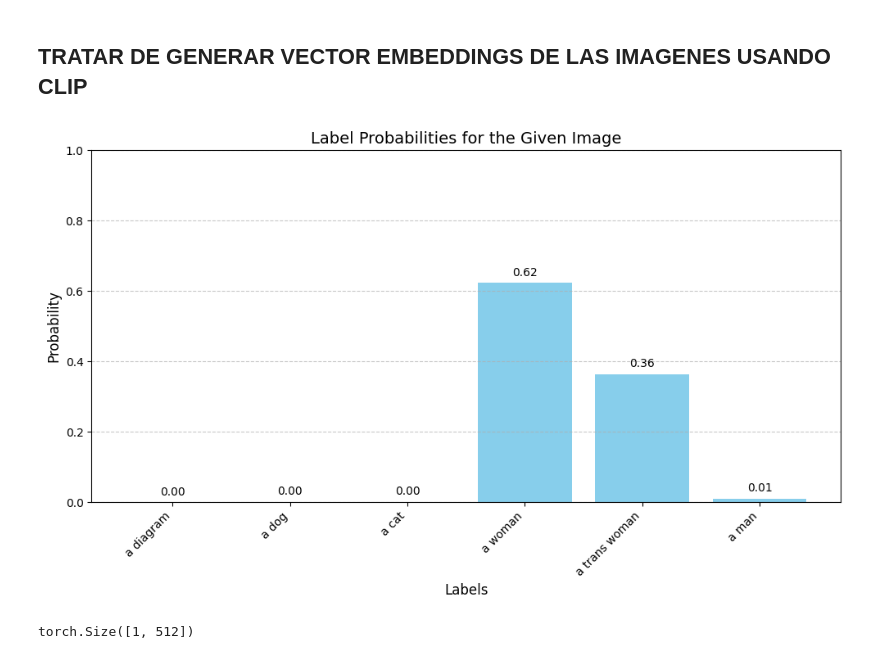
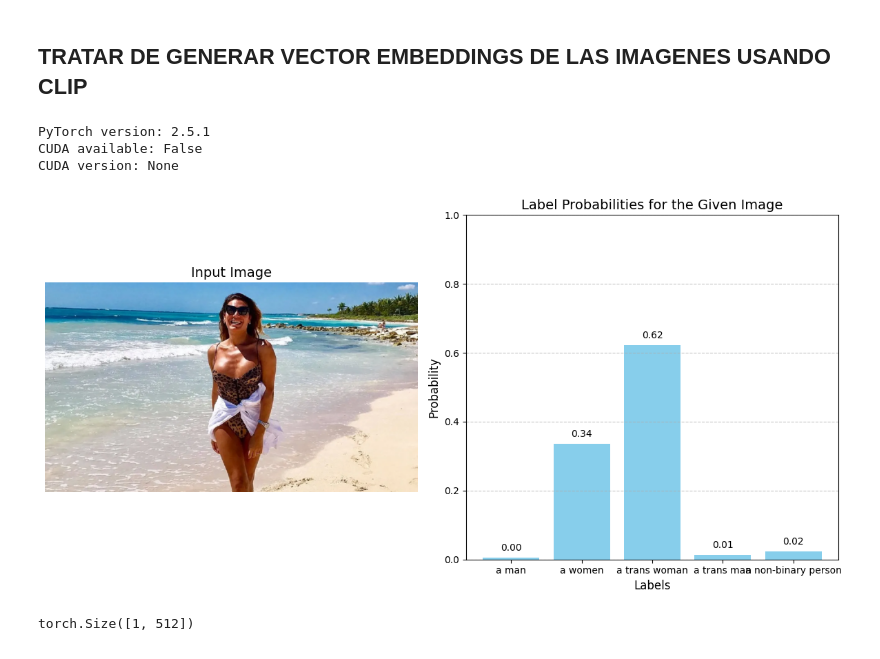
Before and after one commit to DanShlamovitz/Vision_TP_Final, a Jupyter notebook: playground.ipynb, the cells around one changed output. Drawn from its saved outputs; the diff is of its cells as text; code cells hidden in the pictures.

```diff
--- a/playground.ipynb
+++ b/playground.ipynb
@@ -67,42 +67,55 @@ Imagen: 37471754862.jpg - Predicción: groom
 ## TRATAR DE GENERAR VECTOR EMBEDDINGS DE LAS IMAGENES USANDO CLIP
 # %%
 import torch
+print(f"PyTorch version: {torch.__version__}")
+print(f"CUDA available: {torch.cuda.is_available()}")
+print(f"CUDA version: {torch.version.cuda}")
 import clip
 from PIL import Image
 import matplotlib.pyplot as plt
 
 # Set up device and load CLIP model
 device = "cuda" if torch.cuda.is_available() else "cpu"
 model, preprocess = clip.load("ViT-B/32", device=device)
 
+imgae_path = "./flor.webp"
 # Prepare image and text inputs
-image = preprocess(Image.open("./data/ladedan.webp")).unsqueeze(0).to(device)
-labels = ["a diagram", "a dog", "a cat", "a woman", "a trans woman", "a man"]
+image = preprocess(Image.open(imgae_path)).unsqueeze(0).to(device)
+labels = ["a man",  "a women", "a trans woman", "a trans man", "a non-binary person"]
 text = clip.tokenize(labels).to(device)
 
 # Perform inference
 with torch.no_grad():
     logits_per_image, logits_per_text = model(image, text)
     probs = logits_per_image.softmax(dim=-1).cpu().numpy().flatten()  # Ensure 1D array
 
-# Plot the probabilities
-plt.figure(figsize=(10, 6))
-plt.bar(labels, probs, color='skyblue')
-plt.xlabel('Labels', fontsize=12)
-plt.ylabel('Probability', fontsize=12)
-plt.title('Label Probabilities for the Given Image', fontsize=14)
-plt.xticks(rotation=45, ha='right', fontsize=10)
-plt.ylim(0, 1)  # Ensure y-axis is within probability range
-plt.grid(axis='y', linestyle='--', alpha=0.7)
+fig, axes = plt.subplots(1, 2, figsize=(12, 6))
+
+# Display the image in the first column
+axes[0].imshow(Image.open(imgae_path))
+axes[0].axis('off')  # Hide axes for the image
+axes[0].set_title('Input Image', fontsize=14)
+
+# Display the probabilities in the second column
+axes[1].bar(labels, probs, color='skyblue')
+axes[1].set_xlabel('Labels', fontsize=12)
+axes[1].set_ylabel('Probability', fontsize=12)
+axes[1].set_title('Label Probabilities for the Given Image', fontsize=14)
+axes[1].set_ylim(0, 1)  # Ensure y-axis is within probability range
+axes[1].grid(axis='y', linestyle='--', alpha=0.7)
 
 # Annotate bars with probabilities
 for i, p in enumerate(probs):
-    plt.text(i, p + 0.02, f"{p:.2f}", ha='center', fontsize=10)
+    axes[1].text(i, p + 0.02, f"{p:.2f}", ha='center', fontsize=10)
 
 plt.tight_layout()
 plt.show()
+plt.show()
 # %% [output]
+PyTorch version: 2.5.1
+CUDA available: False
+CUDA version: None
-[figure, old version]
+[figure, new version]
 # %%
 image_features.shape
 # %% [output]
```
Also changed, not shown: 8 other files.
